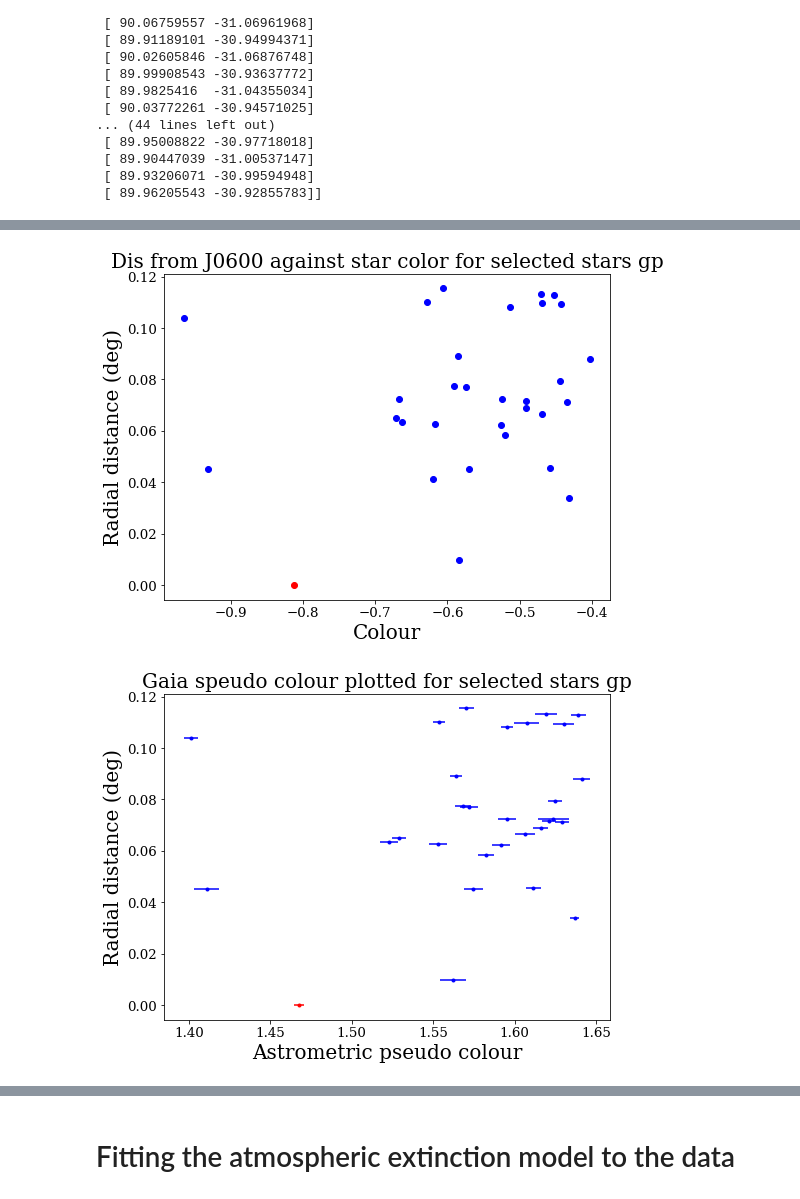
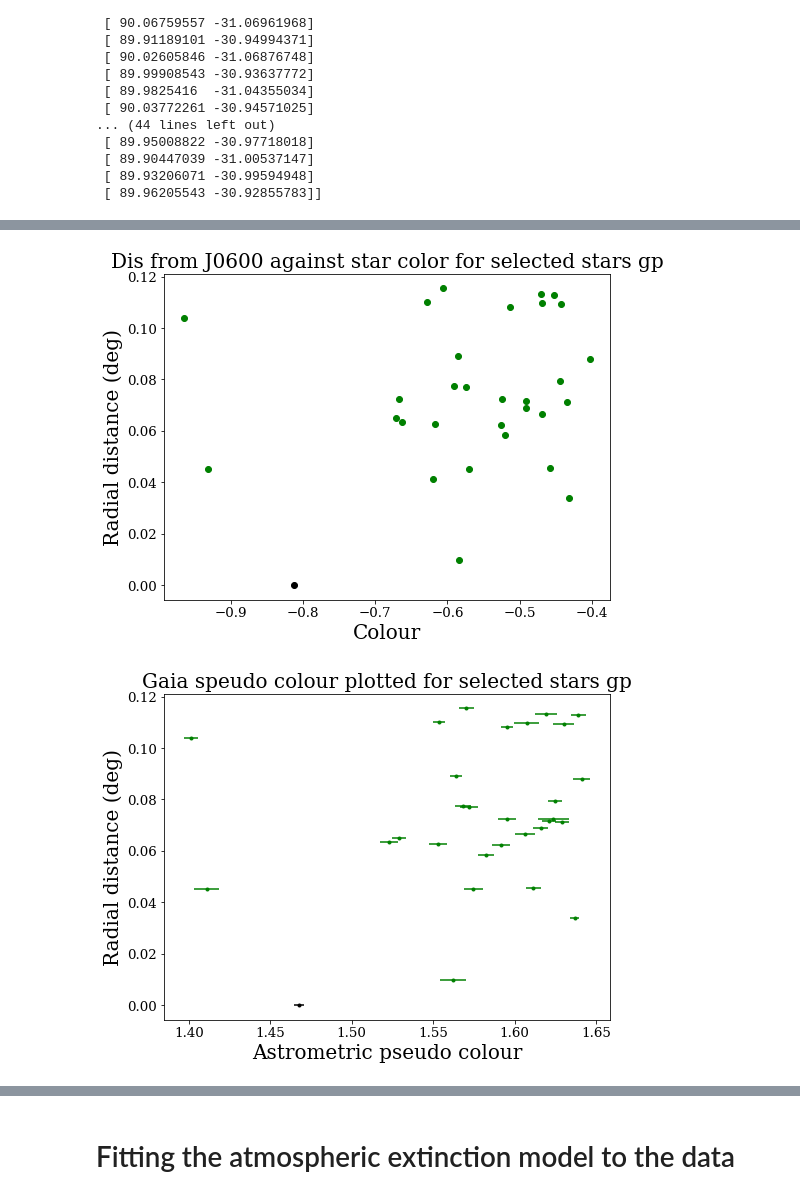
Before and after one commit to BartOuwehand/BRPJ0600, a Jupyter notebook: testfile4.ipynb, the cells around one changed output, grey strips where cells are left out. Cells and saved outputs as stored; diff of their text form; code cells hidden in the pictures.

```diff
--- a/testfile4.ipynb
+++ b/testfile4.ipynb
@@ -117,14 +117,3 @@ for f in filt:
     RA = meta_data_stars[f+'_RA'][1:]
     Dec = meta_data_stars[f+'_Dec'][1:]
     star_coords[f] = np.array([RA,Dec]).transpose()
-# %%
-# Try the data
-for f in filt:
-    for s in range(N_stars):
-        plt.plot(epoch[f],flux[f][:,s],linestyle='dashed',marker='.',label=s)
-    plt.legend(bbox_to_anchor=(1, 1), loc='upper left')
-    plt.yscale('log')
-    plt.title(f+" Flux of stars")
-    plt.xlabel("Epoch [MJD]")
-    plt.ylabel("Corrected Flux")
-    plt.show()
@@ -314,13 +295,0 @@ for f in ['gp']:
-# %%
-# Making a plot of the gaia magnitude on x-axis and -log(meanflux) on the y axis for selected stars
-#  if all is well, this should result in a straight line.
-
-for f in filt2:
-    for s in range(N_stars):
-        nonNaN = np.isnan(flux[f][:,s])==False
-        plt.scatter(gaia_mag[f][s],-1*np.log10(np.mean(flux[f][:,s][nonNaN])))
-    plt.title(f)
-    plt.xlabel("Gaia magnitude")
-    plt.ylabel("-log(mean-flux)")
-    plt.show()
-print (len(gaia_mag['gp']))
@@ -331,28 +296,29 @@ print (len(gaia_mag['gp']))
 # %%
 # Radial distance to J0600 plotted as function of colour
+filt_c = {'gp':'green','rp':'red','ip':'indianred'}
 
 for f in filt:
     d_to_J0600 = distance(90.00316332976436, -31.007910088843165,r['ra'][gaiamask[f]],r['dec'][gaiamask[f]])
 
-    plt.scatter(gaia_c[f], d_to_J0600,c='b')
-    plt.scatter(J0600_c,0,c='r')
+    plt.scatter(gaia_c[f], d_to_J0600,c=filt_c[f])
+    plt.scatter(J0600_c,0,c='black')
     plt.xlabel('Colour')
     plt.ylabel('Radial distance (deg)')
     plt.title('Dis from J0600 against star color for selected stars '+f)
     plt.show()
 
     plt.errorbar(r['astrometric_pseudo_colour'][gaiamask[f]], d_to_J0600,\
-                 xerr = r['astrometric_pseudo_colour_error'][gaiamask[f]],fmt='.', c='b')
+                 xerr = r['astrometric_pseudo_colour_error'][gaiamask[f]],fmt='.', c=filt_c[f])
     plt.errorbar(J0600_gaia['astrometric_pseudo_colour'],0,\
-                 xerr=J0600_gaia['astrometric_pseudo_colour_error'],fmt='.',c='r')
+                 xerr=J0600_gaia['astrometric_pseudo_colour_error'],fmt='.',c='black')
     plt.xlabel('Astrometric pseudo colour')
     plt.ylabel('Radial distance (deg)')
     plt.title('Gaia speudo colour plotted for selected stars '+f)
     plt.show()
 
 c_mask = {}
 for f in filt:
     c_mask[f] = gaia_c[f] < J0600_c
 # %% [output]
-[figure, old version]
+[figure, new version]
-[figure, old version]
+[figure, new version]
```
Also changed, not shown: parts of 23 cells of this notebook, 3 other files.
